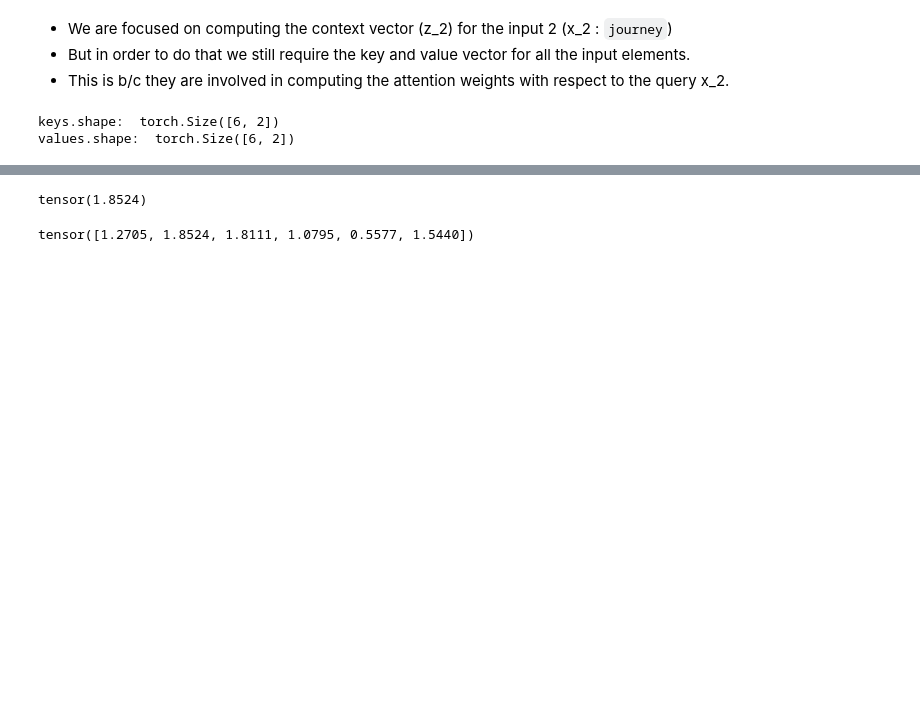
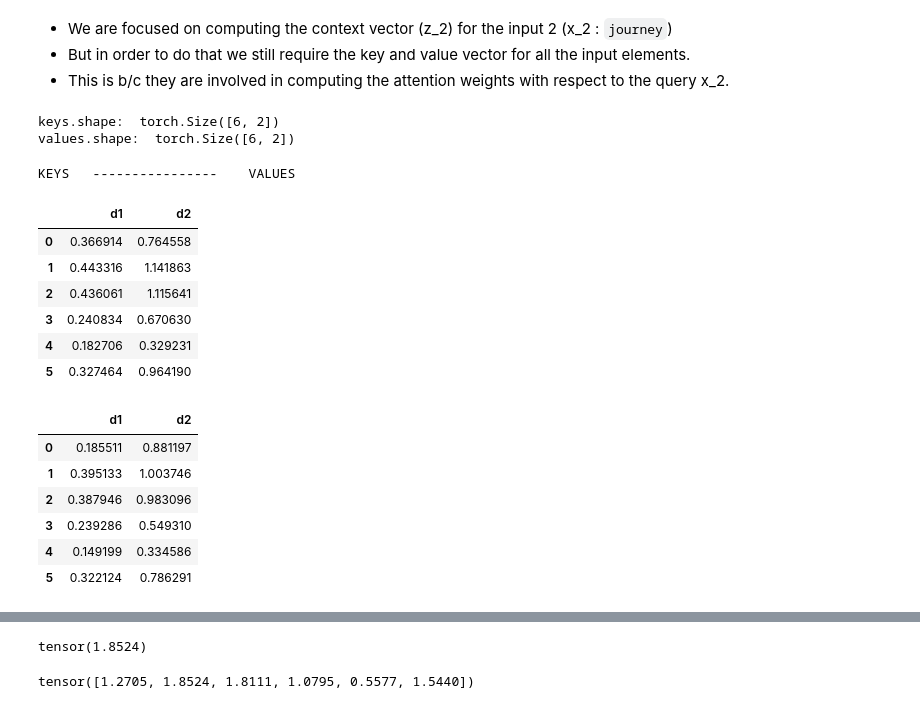
Before and after one commit to toofanix/building_llm_from_scratch, a Jupyter notebook: chapter3_test.ipynb, the cells around one changed output, grey strips where cells are left out. Cells and saved outputs as stored; diff of their text form; code cells hidden in the pictures; blank space fills up the shorter version.

```diff
--- a/chapter3_test.ipynb
+++ b/chapter3_test.ipynb
@@ -200,4 +203,27 @@ print(f"values.shape: ", values.shape)
 # %% [output]
 keys.shape:  torch.Size([6, 2])
 values.shape:  torch.Size([6, 2])
+# %%
+keys_df = pd.DataFrame(keys.numpy(), columns=['d1', 'd2'])
+values_df = pd.DataFrame(values.numpy(), columns=['d1', 'd2'])
+html1 = keys_df.style.set_table_attributes("style='display:inline'")._repr_html_()
+html2 = values_df.style.set_table_attributes("style='display:inline'")._repr_html_()
+print("KEYS   ----------------    VALUES")
+display_html(html1 + html2, raw=True)
+# %% [output]
+KEYS   ----------------    VALUES
+|  | d1 | d2 |
+| 0 | 0.366914 | 0.764558 |
+| 1 | 0.443316 | 1.141863 |
+| 2 | 0.436061 | 1.115641 |
+| 3 | 0.240834 | 0.670630 |
+| 4 | 0.182706 | 0.329231 |
+| 5 | 0.327464 | 0.964190 |
+|  | d1 | d2 |
+| 0 | 0.185511 | 0.881197 |
+| 1 | 0.395133 | 1.003746 |
+| 2 | 0.387946 | 0.983096 |
+| 3 | 0.239286 | 0.549310 |
+| 4 | 0.149199 | 0.334586 |
+| 5 | 0.322124 | 0.786291 |
 # %% [markdown]
```
Also changed, not shown: parts of 2 cells of this notebook, 7 other files.
